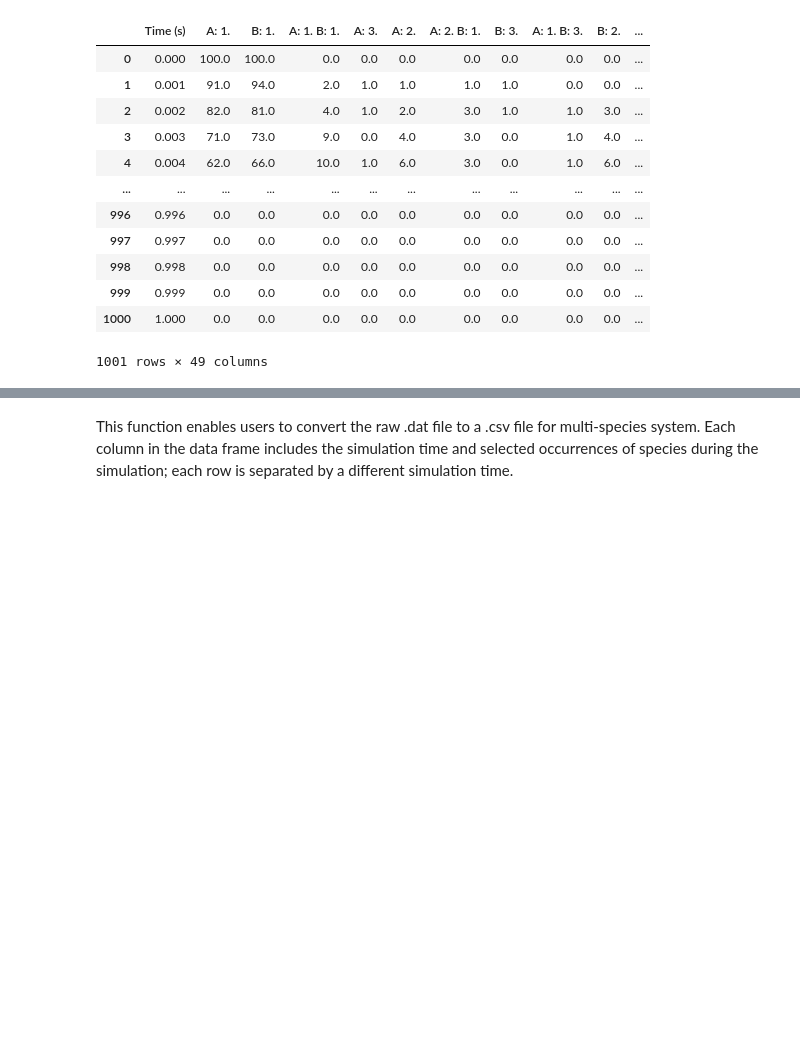
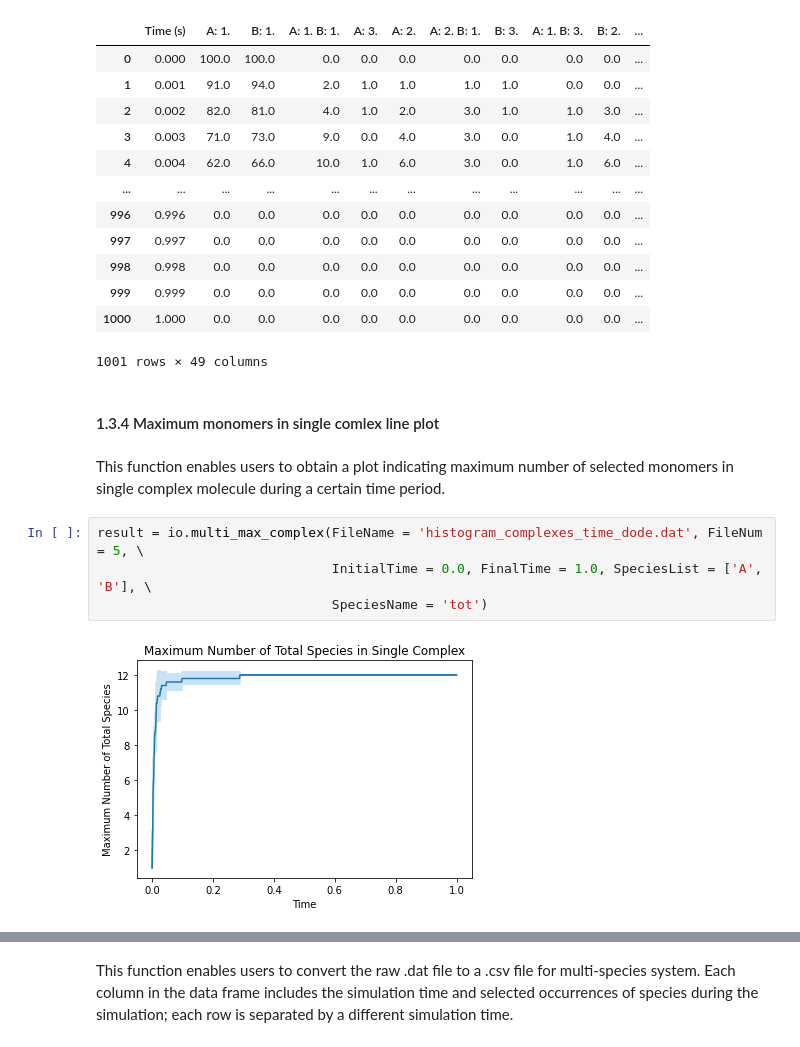
Before and after one commit to jonathanfischer97/ionerdss, a Jupyter notebook: Tutorial/MultiSpeciesTutorial/ioNERDSSTutorialMulti.ipynb, the cells around one changed output, grey strips where cells are left out. Cells and saved outputs as stored; diff of their text form; blank space fills up the shorter version.

```diff
--- a/Tutorial/MultiSpeciesTutorial/ioNERDSSTutorialMulti.ipynb
+++ b/Tutorial/MultiSpeciesTutorial/ioNERDSSTutorialMulti.ipynb
@@ -83,3 +83,13 @@ io.multi_hist_to_df(FileName = 'histogram_complexes_time_dode_1.dat', SaveCsv =
 | 999 | 0.999 | 0.0 | 0.0 | 0.0 | 0.0 | 0.0 | 0.0 | 0.0 | 0.0 | 0.0 | ... |
 | 1000 | 1.000 | 0.0 | 0.0 | 0.0 | 0.0 | 0.0 | 0.0 | 0.0 | 0.0 | 0.0 | ... |
 1001 rows × 49 columns
+# %% [markdown]
+#### 1.3.4 Maximum monomers in single comlex line plot
+# %% [markdown]
+This function enables users to obtain a plot indicating maximum number of selected monomers in single complex molecule during a certain time period.
+# %%
+result = io.multi_max_complex(FileName = 'histogram_complexes_time_dode.dat', FileNum = 5, \
+                              InitialTime = 0.0, FinalTime = 1.0, SpeciesList = ['A', 'B'], \
+                              SpeciesName = 'tot')
+# %% [output]
+[figure, added]
```
Also changed, not shown: parts of 44 cells of this notebook, 2 other files.
